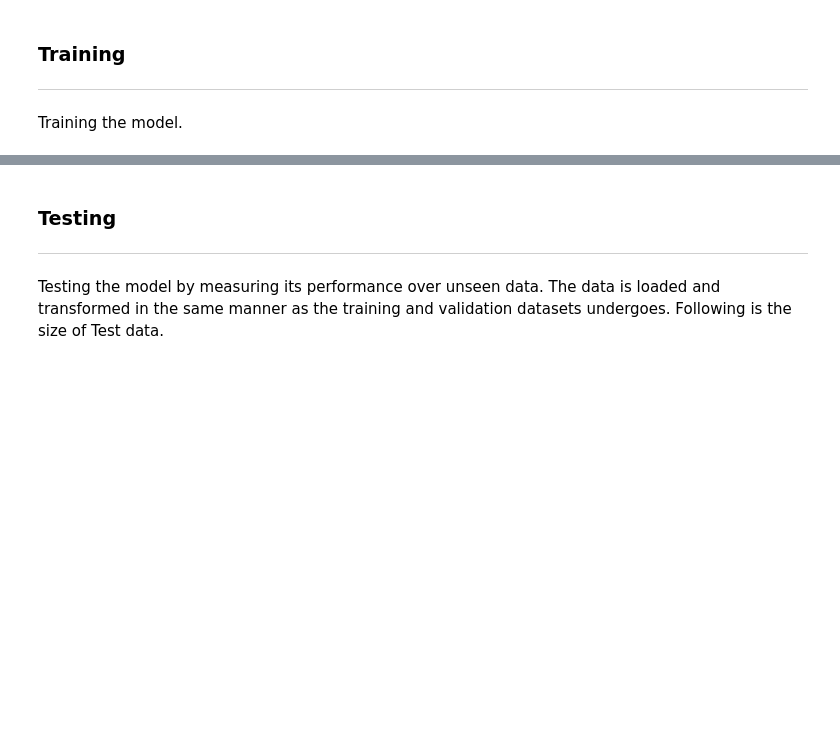
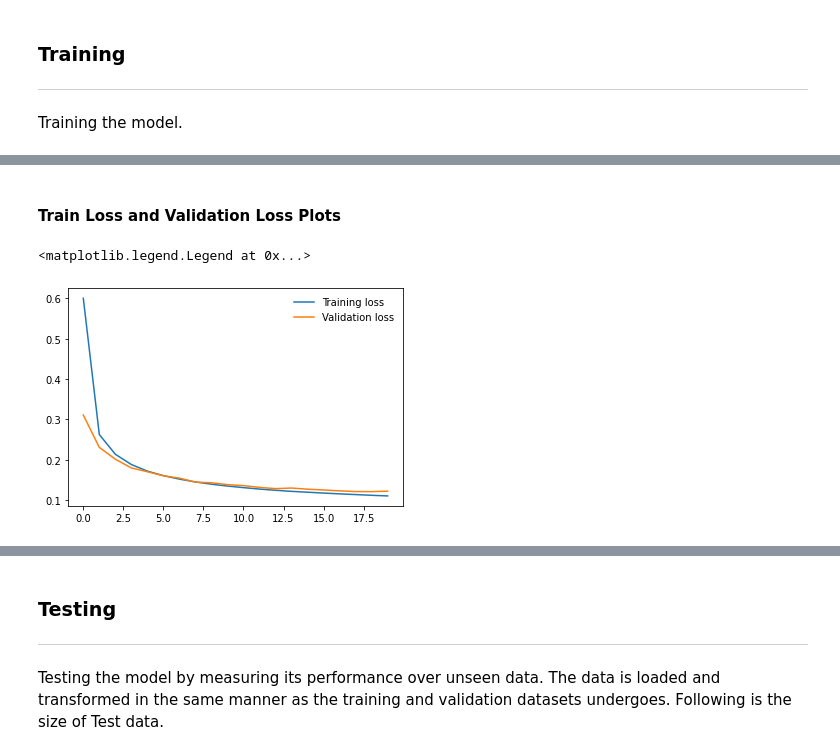
Before and after one commit to pr2tik1/blog, a Jupyter notebook: _notebooks/2020-09-08-Sketch-Recognition.ipynb, the cells around one changed output, grey strips where cells are left out. Cells and saved outputs as stored; diff of their text form; code cells hidden in the pictures; blank space fills up the shorter version.

```diff
--- a/_notebooks/2020-09-08-Sketch-Recognition.ipynb
+++ b/_notebooks/2020-09-08-Sketch-Recognition.ipynb
@@ -304,8 +310,8 @@ best_valid_loss = float('inf')
 for epoch in range(EPOCHS):
 
     start_time = time.time()
-    train_loss, train_acc = train(model, train_loader, optimizer, criterion, device)
-    valid_loss, valid_acc = evaluate(model, test_loader, criterion, device)
+    train_loss, train_acc, train_loss_list, train_acc_list = train(model, train_loader, optimizer, criterion, device)
+    valid_loss, valid_acc, test_loss_list, test_acc_list = evaluate(model, test_loader, criterion, device)
 
     #Saving model whenver the best validation loss is obtained
     if valid_loss < best_valid_loss:
@@ -338,0 +345,10 @@ Epoch: 20    | Epoch Time: 0m 41s
+# %% [markdown]
+#### Train Loss and Validation Loss Plots
+# %%
+#collapse-hide
+plt.plot(train_loss_list, label='Training loss')
+plt.plot(test_loss_list, label='Validation loss')
+plt.legend(frameon=False)
+# %% [output]
+<matplotlib.legend.Legend at 0x...>
+[figure, added]
```
Also changed, not shown: parts of 20 cells of this notebook, 4 other files.
